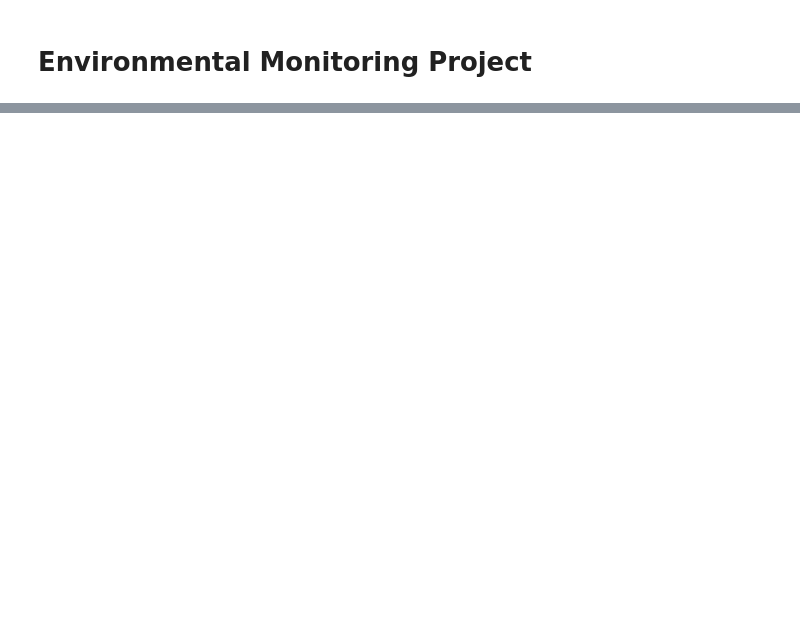
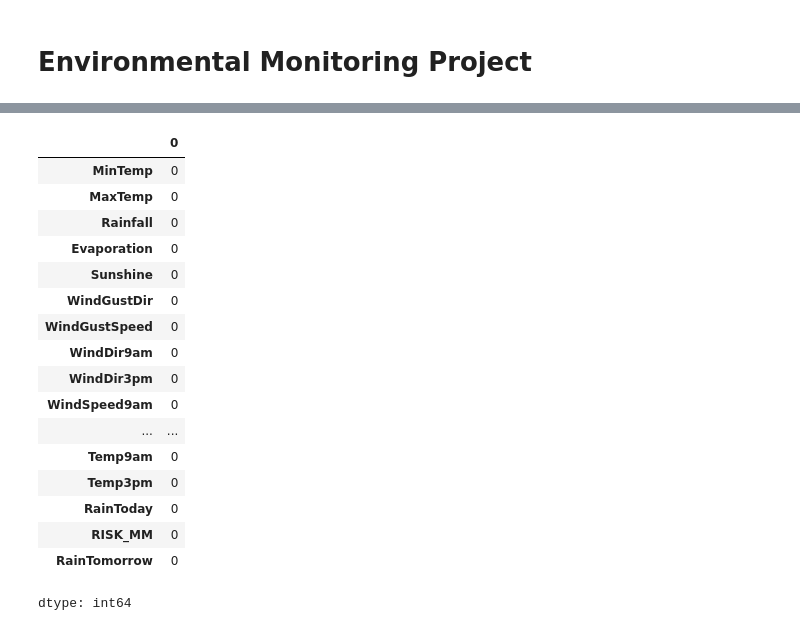
Before and after one commit to yonasyifter/IOT_EnvironmentalMonitoring, a Jupyter notebook: EnvironementalMonitoring.ipynb, the cells around one changed output, grey strips where cells are left out. Cells and saved outputs as stored; diff of their text form; code cells hidden in the pictures; blank space fills up the shorter version.

```diff
--- a/EnvironementalMonitoring.ipynb
+++ b/EnvironementalMonitoring.ipynb
@@ -31,0 +55,21 @@ FileNotFoundError: [Errno 2] No such file or directory: 'E:/AI'
+# %%
+df.isnull().sum()
+# %% [output]
+|  | 0 |
+| MinTemp | 0 |
+| MaxTemp | 0 |
+| Rainfall | 0 |
+| Evaporation | 0 |
+| Sunshine | 0 |
+| WindGustDir | 0 |
+| WindGustSpeed | 0 |
+| WindDir9am | 0 |
+| WindDir3pm | 0 |
+| WindSpeed9am | 0 |
+| ... | ... |
+| Temp9am | 0 |
+| Temp3pm | 0 |
+| RainToday | 0 |
+| RISK_MM | 0 |
+| RainTomorrow | 0 |
+dtype: int64
```
Also changed, not shown: parts of 6 cells of this notebook.
